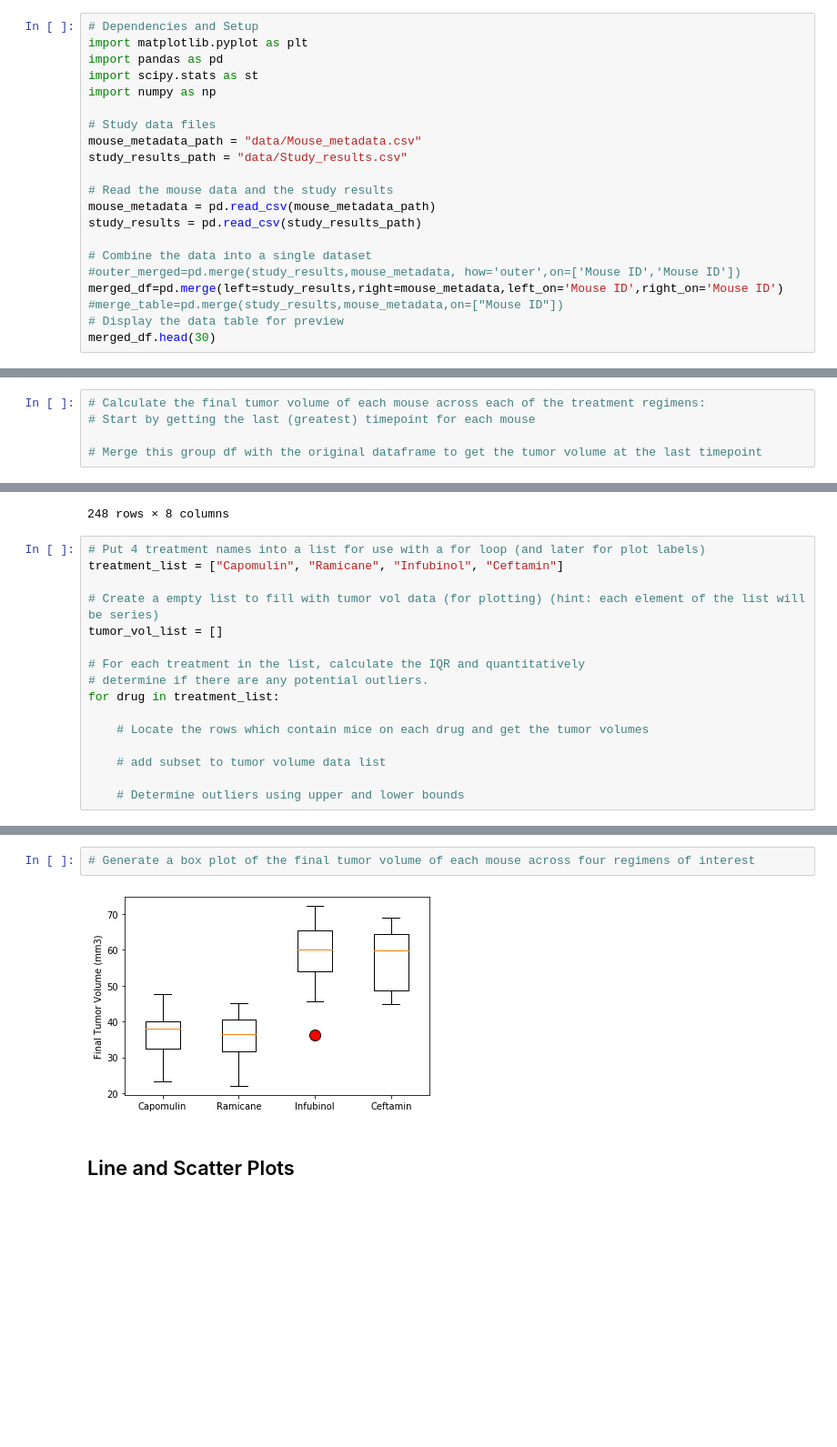
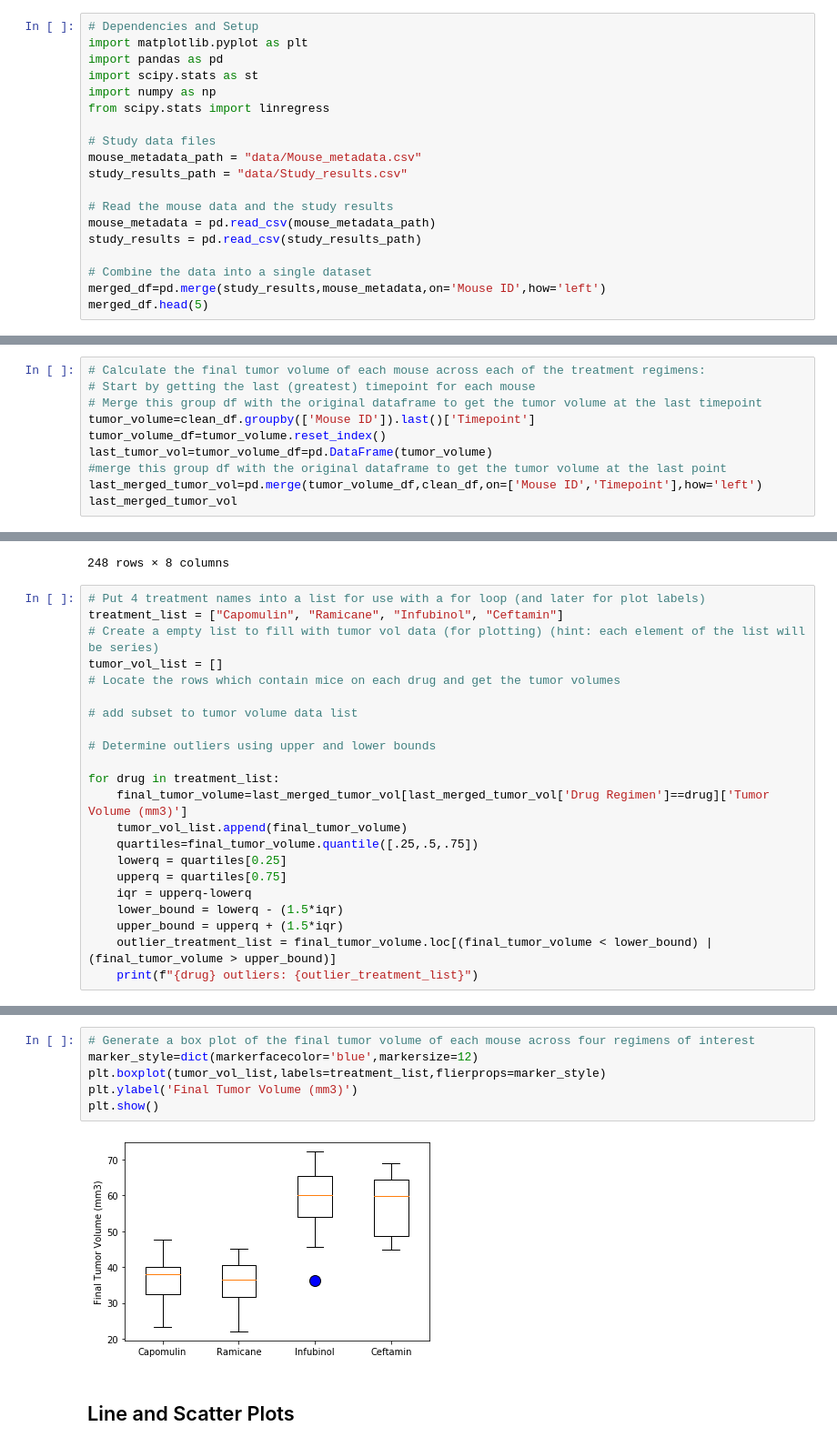
Before and after one commit to BelzGitz/matplolib-challenge, a Jupyter notebook: Pymaceuticals_Starter.ipynb, the cells around one changed output, grey strips where cells are left out. Shown at 91% size. Drawn from its saved outputs; the diff is of its cells as text; blank space fills up the shorter version.

```diff
--- a/Pymaceuticals_Starter.ipynb
+++ b/Pymaceuticals_Starter.ipynb
@@ -8,6 +8,7 @@ import matplotlib.pyplot as plt
 import pandas as pd
 import scipy.stats as st
 import numpy as np
+from scipy.stats import linregress
 
 # Study data files
 mouse_metadata_path = "data/Mouse_metadata.csv"
@@ -18,10 +19,7 @@ mouse_metadata = pd.read_csv(mouse_metadata_path)
 study_results = pd.read_csv(study_results_path)
 
 # Combine the data into a single dataset
-#outer_merged=pd.merge(study_results,mouse_metadata, how='outer',on=['Mouse ID','Mouse ID'])
-merged_df=pd.merge(left=study_results,right=mouse_metadata,left_on='Mouse ID',right_on='Mouse ID')
-#merge_table=pd.merge(study_results,mouse_metadata,on=["Mouse ID"])
-# Display the data table for preview
-merged_df.head(30)
+merged_df=pd.merge(study_results,mouse_metadata,on='Mouse ID',how='left')
+merged_df.head(5)
 # %% [output]
 |  | Mouse ID | Timepoint | Tumor Volume (mm3) | Metastatic Sites | Drug Regimen | Sex | Age_months | ... |
@@ -177,8 +185,13 @@ NameError: name 'clean_data' is not defined
 # %%
 # Calculate the final tumor volume of each mouse across each of the treatment regimens:
 # Start by getting the last (greatest) timepoint for each mouse
-
 # Merge this group df with the original dataframe to get the tumor volume at the last timepoint
+tumor_volume=clean_df.groupby(['Mouse ID']).last()['Timepoint']
+tumor_volume_df=tumor_volume.reset_index()
+last_tumor_vol=tumor_volume_df=pd.DataFrame(tumor_volume)
+#merge this group df with the original dataframe to get the tumor volume at the last point
+last_merged_tumor_vol=pd.merge(tumor_volume_df,clean_df,on=['Mouse ID','Timepoint'],how='left')
+last_merged_tumor_vol
 # %% [output]
 |  | Mouse ID | Timepoint | Tumor Volume (mm3) | Metastatic Sites | Drug Regimen | Sex | Age_months | ... |
 | 0 | a203 | 45 | 67.973419 | 2 | Infubinol | Female | 20 | ... |
@@ -196,17 +209,23 @@ NameError: name 'clean_data' is not defined
 # %%
 # Put 4 treatment names into a list for use with a for loop (and later for plot labels)
 treatment_list = ["Capomulin", "Ramicane", "Infubinol", "Ceftamin"]
-
 # Create a empty list to fill with tumor vol data (for plotting) (hint: each element of the list will be series)
 tumor_vol_list = []
+# Locate the rows which contain mice on each drug and get the tumor volumes
 
-# For each treatment in the list, calculate the IQR and quantitatively
-# determine if there are any potential outliers.
+# add subset to tumor volume data list
+
+# Determine outliers using upper and lower bounds
+
 for drug in treatment_list:
-
-    # Locate the rows which contain mice on each drug and get the tumor volumes
-
-    # add subset to tumor volume data list
-
-    # Determine outliers using upper and lower bounds
+    final_tumor_volume=last_merged_tumor_vol[last_merged_tumor_vol['Drug Regimen']==drug]['Tumor Volume (mm3)']
+    tumor_vol_list.append(final_tumor_volume)
+    quartiles=final_tumor_volume.quantile([.25,.5,.75])
+    lowerq = quartiles[0.25]
+    upperq = quartiles[0.75]
+    iqr = upperq-lowerq
+    lower_bound = lowerq - (1.5*iqr)
+    upper_bound = upperq + (1.5*iqr)
+    outlier_treatment_list = final_tumor_volume.loc[(final_tumor_volume < lower_bound) | (final_tumor_volume > upper_bound)]
+    print(f"{drug} outliers: {outlier_treatment_list}")
 # %% [output]
@@ -218,6 +237,10 @@ Ceftamin's potential outliers: Series([], Name: Tumor Volume (mm3), dtype: float
 # %%
 # Generate a box plot of the final tumor volume of each mouse across four regimens of interest
+marker_style=dict(markerfacecolor='blue',markersize=12)
+plt.boxplot(tumor_vol_list,labels=treatment_list,flierprops=marker_style)
+plt.ylabel('Final Tumor Volume (mm3)')
+plt.show()
 # %% [output]
-[figure, old version]
+[figure, new version]
 # %% [markdown]
 ## Line and Scatter Plots
```
Also changed, not shown: parts of 20 cells of this notebook.
